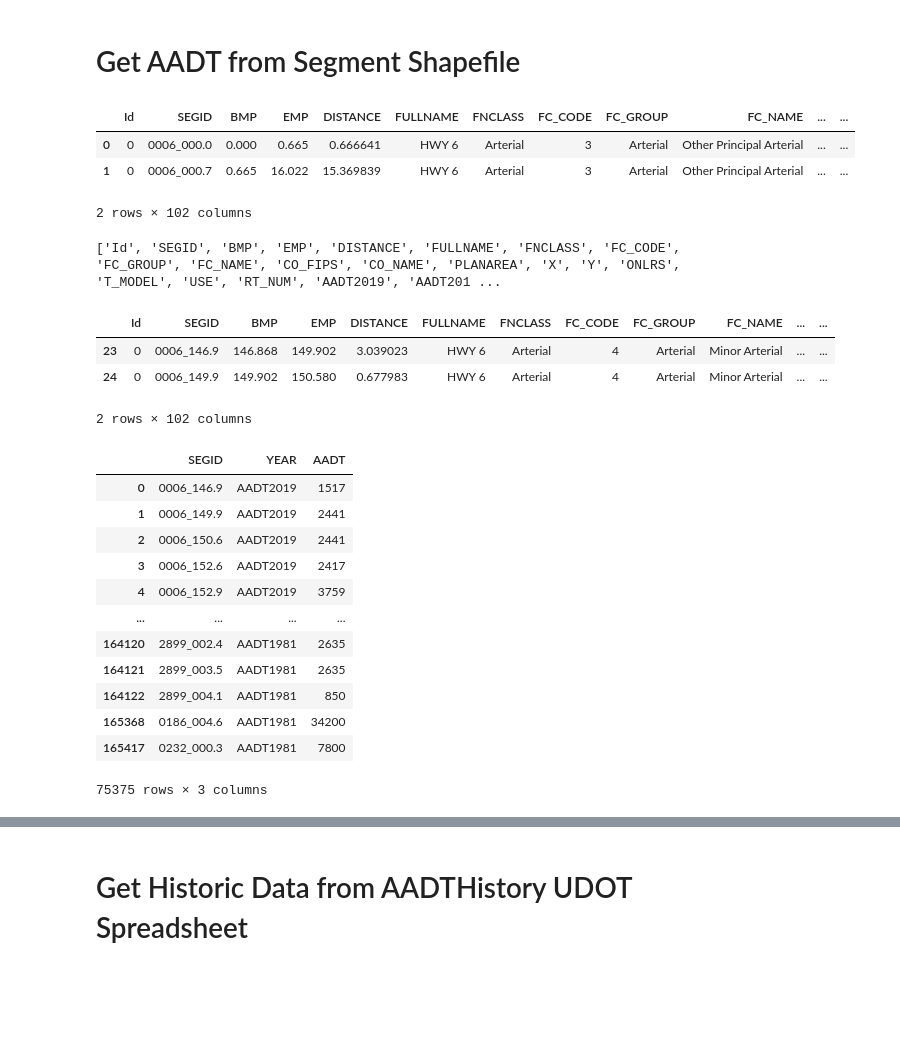
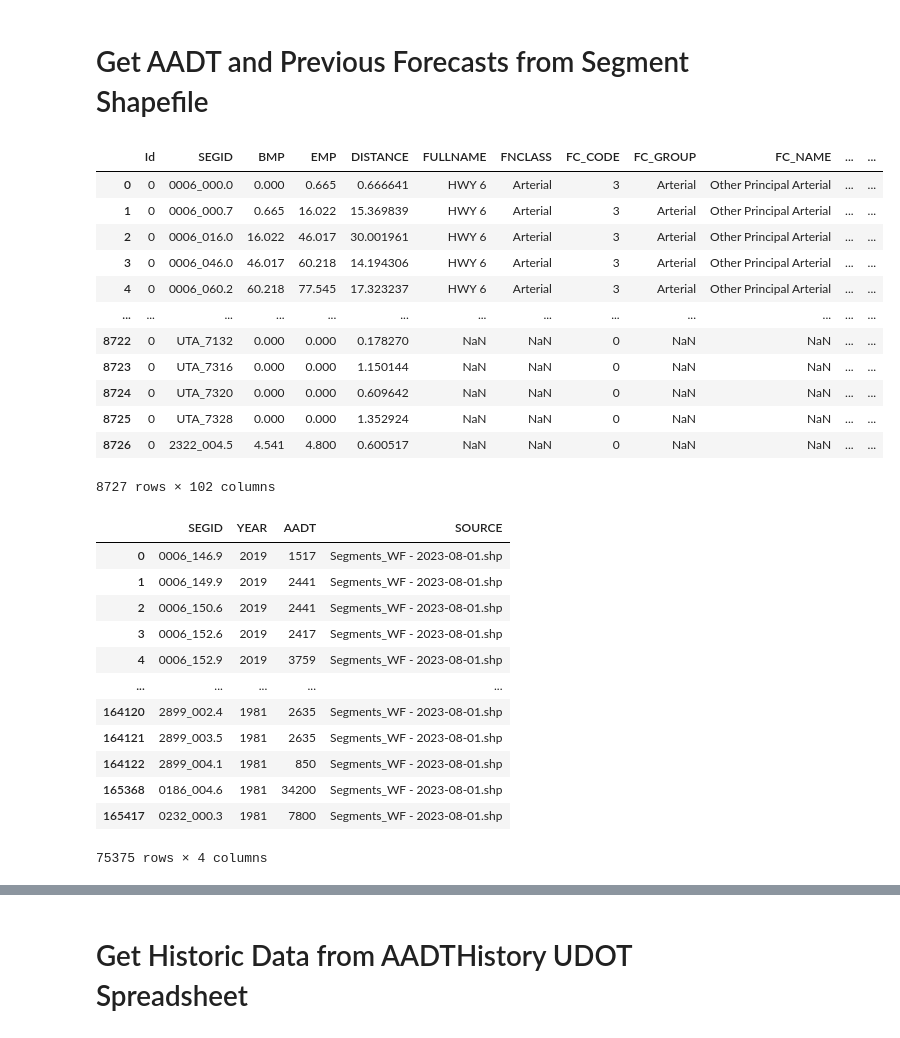
Before and after one commit to WFRCAnalytics/Traffic-Volume-Forecasts, a Jupyter notebook: 1-Get-Historic-Data-and-Previous-Forecasts.ipynb, the cells around one changed output, grey strips where cells are left out. Drawn from its saved outputs; the diff is of its cells as text; code cells hidden in the pictures; blank space fills up the shorter version.

Commit message:
Add previous forecasts

```diff
--- a/1-Get-Historic-Data-and-Previous-Forecasts.ipynb
+++ b/1-Get-Historic-Data-and-Previous-Forecasts.ipynb
@@ -15,35 +16,37 @@ fnSegmentsShapefile = 'data/segments/Segments_WF - 2023-08-01.shp'
 # filter by PLANAREA in segments shapefile
 filterPlanArea = ['WFRC','MAG']
 # %% [markdown]
-# Get AADT from Segment Shapefile
+# Get AADT and Previous Forecasts from Segment Shapefile
 # %%
 # read in segment shapefile
 gdfSegments = gpd.read_file(fnSegmentsShapefile)
-display(gdfSegments.head(2))
+display(gdfSegments)
 
 # show columns
-print(gdfSegments.columns.tolist())
+#print(gdfSegments.columns.tolist())
 # %% [output]
 |  | Id | SEGID | BMP | EMP | DISTANCE | FULLNAME | FNCLASS | FC_CODE | FC_GROUP | FC_NAME | ... | ... |
 | 0 | 0 | 0006_000.0 | 0.000 | 0.665 | 0.666641 | HWY 6 | Arterial | 3 | Arterial | Other Principal Arterial | ... | ... |
 | 1 | 0 | 0006_000.7 | 0.665 | 16.022 | 15.369839 | HWY 6 | Arterial | 3 | Arterial | Other Principal Arterial | ... | ... |
+| 2 | 0 | 0006_016.0 | 16.022 | 46.017 | 30.001961 | HWY 6 | Arterial | 3 | Arterial | Other Principal Arterial | ... | ... |
+| 3 | 0 | 0006_046.0 | 46.017 | 60.218 | 14.194306 | HWY 6 | Arterial | 3 | Arterial | Other Principal Arterial | ... | ... |
+| 4 | 0 | 0006_060.2 | 60.218 | 77.545 | 17.323237 | HWY 6 | Arterial | 3 | Arterial | Other Principal Arterial | ... | ... |
+| ... | ... | ... | ... | ... | ... | ... | ... | ... | ... | ... | ... | ... |
+| 8722 | 0 | UTA_7132 | 0.000 | 0.000 | 0.178270 | NaN | NaN | 0 | NaN | NaN | ... | ... |
+| 8723 | 0 | UTA_7316 | 0.000 | 0.000 | 1.150144 | NaN | NaN | 0 | NaN | NaN | ... | ... |
+| 8724 | 0 | UTA_7320 | 0.000 | 0.000 | 0.609642 | NaN | NaN | 0 | NaN | NaN | ... | ... |
+| 8725 | 0 | UTA_7328 | 0.000 | 0.000 | 1.352924 | NaN | NaN | 0 | NaN | NaN | ... | ... |
+| 8726 | 0 | 2322_004.5 | 4.541 | 4.800 | 0.600517 | NaN | NaN | 0 | NaN | NaN | ... | ... |
-2 rows × 102 columns
+8727 rows × 102 columns
-['Id', 'SEGID', 'BMP', 'EMP', 'DISTANCE', 'FULLNAME', 'FNCLASS', 'FC_CODE', 'FC_GROUP', 'FC_NAME', 'CO_FIPS', 'CO_NAME', 'PLANAREA', 'X', 'Y', 'ONLRS', 'T_MODEL', 'USE', 'RT_NUM', 'AADT2019', 'AADT201 ...
-# %%
-# filter segments by PLANAREA
-gdfPaSegments = gdfSegments[gdfSegments['PLANAREA'].isin(filterPlanArea)].copy()
-display(gdfPaSegments.head(2))
-# %% [output]
-|  | Id | SEGID | BMP | EMP | DISTANCE | FULLNAME | FNCLASS | FC_CODE | FC_GROUP | FC_NAME | ... | ... |
-| 23 | 0 | 0006_146.9 | 146.868 | 149.902 | 3.039023 | HWY 6 | Arterial | 4 | Arterial | Minor Arterial | ... | ... |
-| 24 | 0 | 0006_149.9 | 149.902 | 150.580 | 0.677983 | HWY 6 | Arterial | 4 | Arterial | Minor Arterial | ... | ... |
-2 rows × 102 columns
 # %%
+# filter segments by PLANAREA
+_df = gdfSegments[gdfSegments['PLANAREA'].isin(filterPlanArea)].copy()
+
 # get columns with AADT at beginning of name
-aadt_columns = [col for col in gdfPaSegments.columns if col.startswith('AADT')]
+aadt_columns = [col for col in _df.columns if col.startswith('AADT')]
 
 # get dataframe for just segids and aadt columns
-_df = gdfPaSegments[['SEGID'] + aadt_columns]
+_df = _df[['SEGID'] + aadt_columns]
 
 # melt to make long
 _df = _df.melt(id_vars='SEGID', var_name='YEAR', value_name='AADT')
@@ -51,21 +54,29 @@ _df = _df.melt(id_vars='SEGID', var_name='YEAR', value_name='AADT')
 # filter out zero volumes
 _df = _df[_df['AADT']>0]
 
+# get YEAR from string
+_df['YEAR'] = _df['YEAR'].str[-4:].astype(int)
+
 # set AADT to int
 _df['AADT'] = _df['AADT'].astype(int)
 
-_df
+# set source
+_df['SOURCE'] = fnSegmentsShapefile.split('/')[-1]
+
+dfAadtFromSegments = _df
+
+dfAadtFromSegments
 # %% [output]
-|  | SEGID | YEAR | AADT |
-| 0 | 0006_146.9 | AADT2019 | 1517 |
-| 1 | 0006_149.9 | AADT2019 | 2441 |
-| 2 | 0006_150.6 | AADT2019 | 2441 |
-| 3 | 0006_152.6 | AADT2019 | 2417 |
-| 4 | 0006_152.9 | AADT2019 | 3759 |
-| ... | ... | ... | ... |
-| 164120 | 2899_002.4 | AADT1981 | 2635 |
-| 164121 | 2899_003.5 | AADT1981 | 2635 |
-| 164122 | 2899_004.1 | AADT1981 | 850 |
-| 165368 | 0186_004.6 | AADT1981 | 34200 |
-| 165417 | 0232_000.3 | AADT1981 | 7800 |
+|  | SEGID | YEAR | AADT | SOURCE |
+| 0 | 0006_146.9 | 2019 | 1517 | Segments_WF - 2023-08-01.shp |
+| 1 | 0006_149.9 | 2019 | 2441 | Segments_WF - 2023-08-01.shp |
+| 2 | 0006_150.6 | 2019 | 2441 | Segments_WF - 2023-08-01.shp |
+| 3 | 0006_152.6 | 2019 | 2417 | Segments_WF - 2023-08-01.shp |
+| 4 | 0006_152.9 | 2019 | 3759 | Segments_WF - 2023-08-01.shp |
+| ... | ... | ... | ... | ... |
+| 164120 | 2899_002.4 | 1981 | 2635 | Segments_WF - 2023-08-01.shp |
+| 164121 | 2899_003.5 | 1981 | 2635 | Segments_WF - 2023-08-01.shp |
+| 164122 | 2899_004.1 | 1981 | 850 | Segments_WF - 2023-08-01.shp |
+| 165368 | 0186_004.6 | 1981 | 34200 | Segments_WF - 2023-08-01.shp |
+| 165417 | 0232_000.3 | 1981 | 7800 | Segments_WF - 2023-08-01.shp |
-75375 rows × 3 columns
+75375 rows × 4 columns
```
Also changed, not shown: parts of 8 cells of this notebook.
